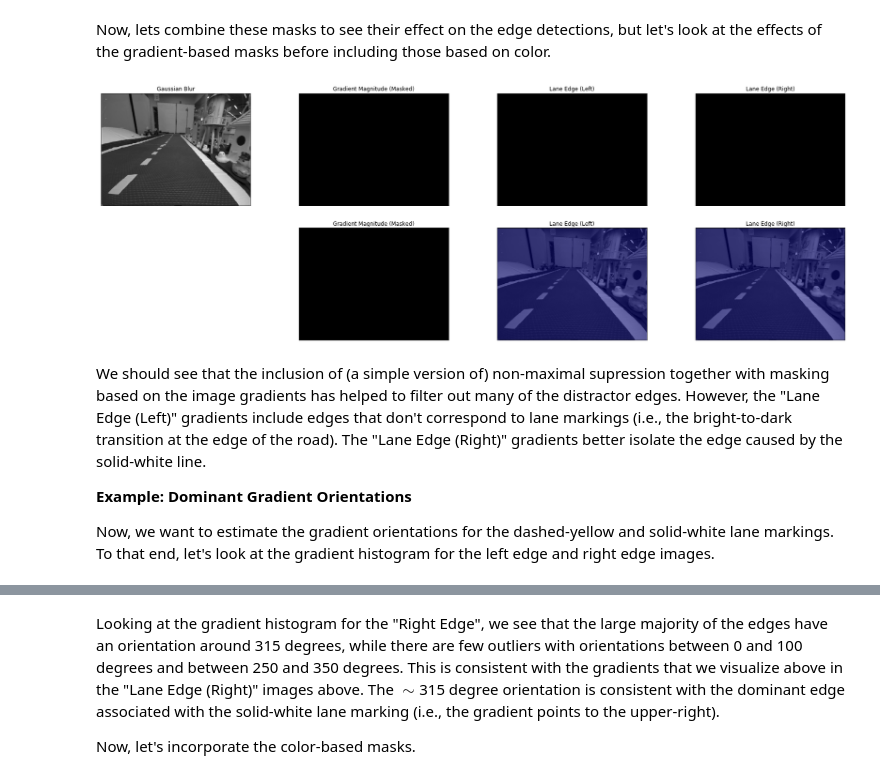
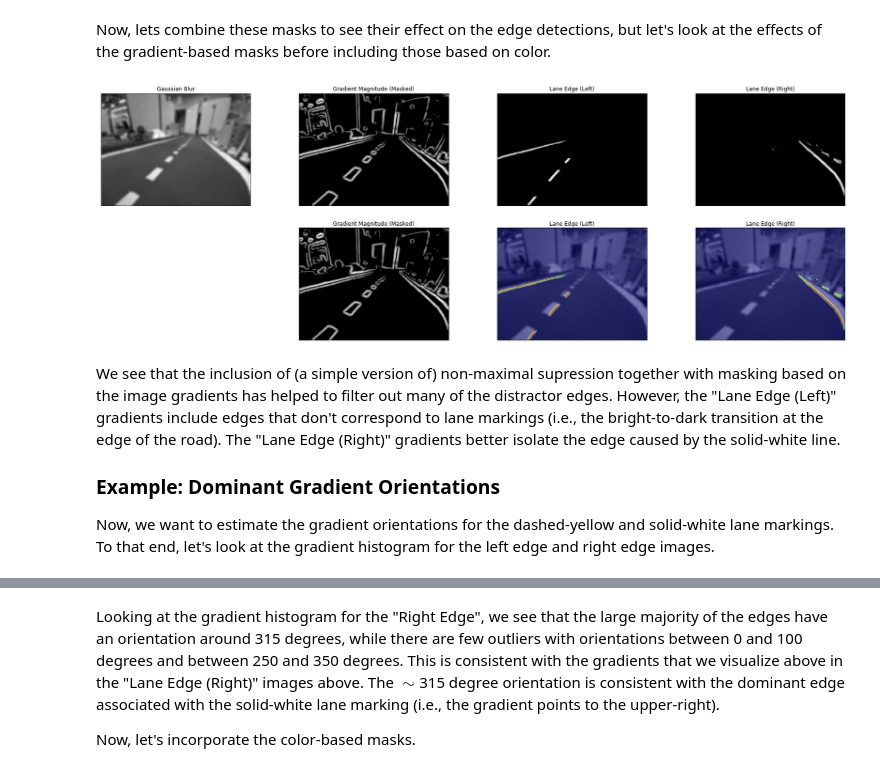
Before and after one commit to olivier-2018/dt-exercises, a Jupyter notebook: visual_lane_servoing/solution/05-Visual-Servoing/visual_servoing_activity.ipynb, the cells around one changed output, grey strips where cells are left out. Drawn from its saved outputs; the diff is of its cells as text; code cells hidden in the pictures.

```diff
--- a/visual_lane_servoing/solution/05-Visual-Servoing/visual_servoing_activity.ipynb
+++ b/visual_lane_servoing/solution/05-Visual-Servoing/visual_servoing_activity.ipynb
@@ -145,7 +151,7 @@ The Sobel operator picks up on noise in the image as well as texture in the scen
 Using your experience from the previous exercise, identify a setting for the standard deviation of the Gaussian kernel that removes noise and local texture (e.g., that of the road surface), without sacrificing too much valid content (namely, the edges associated with lane markings)
 # %%
 # TODO: Identify a setting for the standard deviation that removes noise while not eliminating too much valid content.
-sigma = 1 # CHANGE ME
+sigma = 4
 
 # Smooth the image using a Gaussian kernel
 img_gaussian_filter = cv2.GaussianBlur(img,(0,0), sigma)
@@ -167,11 +173,11 @@ Now, let's look at the gradients of the blurred image. For this exercise, experi
 sobelx = cv2.Sobel(img_gaussian_filter,cv2.CV_64F,1,0)
 sobely = cv2.Sobel(img_gaussian_filter,cv2.CV_64F,0,1)
 
-# TODO: Compute the magnitude of the gradients
-Gmag = np.random.rand(*sobelx.shape) # CHANGE ME
+# Compute the magnitude of the gradients
+Gmag = np.sqrt(sobelx*sobelx + sobely*sobely)
 
-# TODO: Compute the orientation of the gradients
-Gdir = np.random.rand(*sobelx.shape) # CHANGE ME
+# Compute the orientation of the gradients
+Gdir = cv2.phase(np.array(sobelx, np.float32), np.array(sobely, dtype=np.float32), angleInDegrees=True)
 
 fig = plt.figure(figsize = (30,20))
 ax1 = fig.add_subplot(1,4,1)
@@ -209,10 +215,9 @@ ax1.set_title('Gradient Histogram');
 # %%
 # TODO: Use the histogram above to choose the minimum threshold on the gradient magnitude.
 #       Edges whos gradient magnitude is below this threshold will be filtered out.
-threshold = np.random.rand(1,1) # CHANGE ME
+threshold = 30
 
-# TODO: Design the magnitude mask
-mask_mag = np.random.randint(2, size=Gmag.shape, dtype=uint8) # CHANGE ME
+mask_mag = (Gmag > threshold)
 
 fig = plt.figure(figsize = (20,10))
 ax1 = fig.add_subplot(1,2,1)
@@ -281,49 +284,51 @@ mask_right[:,0:int(np.floor(width/2))] = 0
 # %% [markdown]
 The inner edge of the dashed-yellow line corresponds to a negative gradient in the $x$- and $y$-directions, while the inner-edge of the solid-white line corresponds to a positive gradient in the $x$-direction and negative gradient in the $y$-direction. We can use this to further mask out unwanted edges.
 # %%
-# TODO: Design the sobelx and sobely masks. The following are simply random
-mask_sobelx_pos = np.random.randint(2, size=sobelx.shape, dtype=uint8) # CHANGE ME
-mask_sobelx_neg = np.random.randint(2, size=sobelx.shape, dtype=uint8) # CHANGE ME
-mask_sobely_pos = np.random.randint(2, size=sobely.shape, dtype=uint8) # CHANGE ME
-mask_sobely_neg = np.random.randint(12, size=sobely.shape, dtype=uint8) # CHANGE ME
+# In the left-half image, we are interested in the right-half of the dashed yellow line, which corresponds to negative x- and y-derivatives
+# In the right-half image, we are interested in the left-half of the solid white line, which correspons to a positive x-derivative and a negative y-derivative
+# Generate a mask that identifies pixels based on the sign of their x-derivative
+mask_sobelx_pos = (sobelx > 0)
+mask_sobelx_neg = (sobelx < 0)
+mask_sobely_pos = (sobely > 0)
+mask_sobely_neg = (sobely < 0)
 # %% [markdown]
 Now, lets combine these masks to see their effect on the edge detections, but let's look at the effects of the gradient-based masks before including those based on color.
 # %%
 # Let's combine these masks with the gradient magnitude mask
-mask_left_edge = mask_left * mask_mag * mask_sobelx_neg * mask_sobely_neg
-mask_right_edge = mask_right * mask_mag * mask_sobelx_pos * mask_sobely_neg
+mask_left_edge = mask_ground * mask_left * mask_mag * mask_sobelx_neg * mask_sobely_neg
+mask_right_edge = mask_ground * mask_right * mask_mag * mask_sobelx_pos * mask_sobely_neg
 
 fig = plt.figure(figsize = (30,10))
 ax1 = fig.add_subplot(2,4,1)
 ax1.imshow(img_gaussian_filter,cmap = 'gray')
 ax1.set_title('Gaussian Blur'), ax1.set_xticks([]), ax1.set_yticks([])
 ax2 = fig.add_subplot(2,4,2)
 ax2.imshow(mask_mag*Gmag,cmap = 'gray')
 ax2.set_title('Gradient Magnitude (Masked)'), ax2.set_xticks([]), ax2.set_yticks([])
 ax3 = fig.add_subplot(2,4,3)
 ax3.imshow(Gmag * mask_left_edge, cmap = 'gray')
 ax3.set_title('Lane Edge (Left)'), ax3.set_xticks([]), ax3.set_yticks([])
 ax4 = fig.add_subplot(2,4,4)
 ax4.imshow(Gmag * mask_right_edge,cmap = 'gray')
 ax4.set_title('Lane Edge (Right)'), ax4.set_xticks([]), ax4.set_yticks([]);
 
 ax6 = fig.add_subplot(2,4,6)
 ax6.imshow(mask_mag*Gmag,cmap = 'gray')
 ax6.set_title('Gradient Magnitude (Masked)'), ax6.set_xticks([]), ax6.set_yticks([])
 ax7 = fig.add_subplot(2,4,7)
 ax7.imshow(img_gaussian_filter,cmap = 'gray')
 ax7.imshow(Gmag * mask_left_edge, cmap='jet', alpha=0.5)
 ax7.set_title('Lane Edge (Left)'), ax7.set_xticks([]), ax7.set_yticks([])
 ax8 = fig.add_subplot(2,4,8)
 ax8.imshow(img_gaussian_filter,cmap = 'gray')
 ax8.imshow(Gmag * mask_right_edge, cmap='jet', alpha=0.5)
 ax8.set_title('Lane Edge (Right)'), ax8.set_xticks([]), ax8.set_yticks([]);
 # %% [output]
-[figure, old version]
+[figure, new version]
 # %% [markdown]
-We should see that the inclusion of (a simple version of) non-maximal supression together with masking based on the image gradients has helped to filter out many of the distractor edges. However, the "Lane Edge (Left)" gradients include edges that don't correspond to lane markings (i.e., the bright-to-dark transition at the edge of the road). The "Lane Edge (Right)" gradients better isolate the edge caused by the solid-white line.
+We see that the inclusion of (a simple version of) non-maximal supression together with masking based on the image gradients has helped to filter out many of the distractor edges. However, the "Lane Edge (Left)" gradients include edges that don't correspond to lane markings (i.e., the bright-to-dark transition at the edge of the road). The "Lane Edge (Right)" gradients better isolate the edge caused by the solid-white line.
 
-**Example: Dominant Gradient Orientations**
+### Example: Dominant Gradient Orientations
 
 Now, we want to estimate the gradient orientations for the dashed-yellow and solid-white lane markings. To that end, let's look at the gradient histogram for the left edge and right edge images.
 # %%
```
Also changed, not shown: parts of 52 cells of this notebook, 3 other files.
